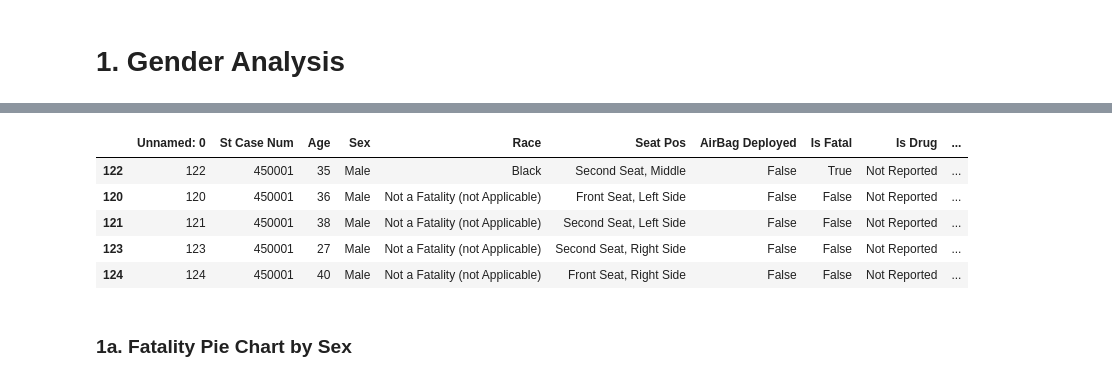
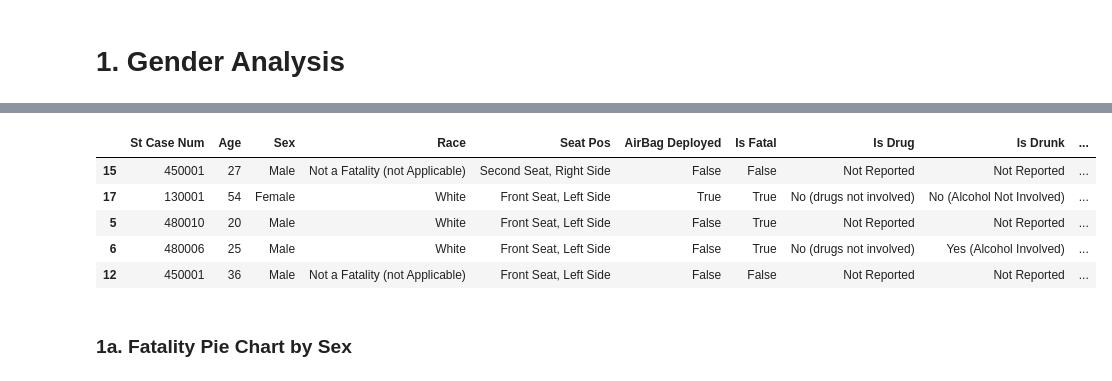
Before and after one commit to dcheung0720/Data-Wizards-1, a Jupyter notebook: Analysis/CrashAnalysis.ipynb, the cells around one changed output, grey strips where cells are left out. Saved outputs shown, nothing was run; the diff lists cells and outputs as text; code cells hidden in the pictures.

```diff
--- a/Analysis/CrashAnalysis.ipynb
+++ b/Analysis/CrashAnalysis.ipynb
@@ -10,9 +10,9 @@ import seaborn as sns
 from pprint import pprint
 # %%
 # read csv
-df_crash = pd.read_csv("../Resources/People_Involved.csv")
-df_crash = df_crash.sort_values(by = "Case Date")
-df_crash = df_crash.drop("Unnamed: 0", axis= 1)
-df_crash.head()
+df_ppl_involved = pd.read_csv("../Resources/People_Involved.csv")
+df_ppl_involved = df_ppl_involved.sort_values(by = "Case Date")
+df_ppl_involved.drop("Unnamed: 0", axis= 1)
+df_ppl_involved.head()
 # %% [output]
 |  | St Case Num | Age | Sex | Race | Seat Pos | AirBag Deployed | Is Fatal | Is Drug | Is Drunk | ... |
@@ -29,4 +30,4 @@ len(df_crash)
 # %%
-df_crash["Case Year"] = df_crash["Case Date"].apply(lambda x: datetime.strptime(x, '%Y-%m-%d').strftime("%Y"))
-df_crash.head()
+df_ppl_involved["Case Year"] = df_ppl_involved["Case Date"].apply(lambda x: datetime.strptime(x, '%Y-%m-%d').strftime("%Y"))
+df_ppl_involved.head()
 # %% [output]
@@ -54,18 +55,18 @@ Sex
 Name: count, dtype: int64
 # %%
 # remove the unknown and weird numbers
-df_crash = df_crash[(df_crash["Sex"] == 1) | (df_crash["Sex"] == 2)]
+df_ppl_involved = df_ppl_involved[(df_ppl_involved["Sex"] == 1) | (df_ppl_involved["Sex"] == 2)]
 
 #convert sex names to actual names, male = 1, female = 2
-df_crash.loc[:, "Sex"] = df_crash["Sex"].replace({1: "Male", 2: "Female"})
-df_crash.head()
+df_ppl_involved.loc[:, "Sex"] = df_ppl_involved["Sex"].replace({1: "Male", 2: "Female"})
+df_ppl_involved.head()
 # %% [output]
-|  | Unnamed: 0 | St Case Num | Age | Sex | Race | Seat Pos | AirBag Deployed | Is Fatal | Is Drug | ... |
-| 122 | 122 | 450001 | 35 | Male | Black | Second Seat, Middle | False | True | Not Reported | ... |
-| 120 | 120 | 450001 | 36 | Male | Not a Fatality (not Applicable) | Front Seat, Left Side | False | False | Not Reported | ... |
-| 121 | 121 | 450001 | 38 | Male | Not a Fatality (not Applicable) | Second Seat, Left Side | False | False | Not Reported | ... |
-| 123 | 123 | 450001 | 27 | Male | Not a Fatality (not Applicable) | Second Seat, Right Side | False | False | Not Reported | ... |
-| 124 | 124 | 450001 | 40 | Male | Not a Fatality (not Applicable) | Front Seat, Right Side | False | False | Not Reported | ... |
+|  | St Case Num | Age | Sex | Race | Seat Pos | AirBag Deployed | Is Fatal | Is Drug | Is Drunk | ... |
+| 15 | 450001 | 27 | Male | Not a Fatality (not Applicable) | Second Seat, Right Side | False | False | Not Reported | Not Reported | ... |
+| 17 | 130001 | 54 | Female | White | Front Seat, Left Side | True | True | No (drugs not involved) | No (Alcohol Not Involved) | ... |
+| 5 | 480010 | 20 | Male | White | Front Seat, Left Side | False | True | Not Reported | Not Reported | ... |
+| 6 | 480006 | 25 | Male | White | Front Seat, Left Side | False | True | No (drugs not involved) | Yes (Alcohol Involved) | ... |
+| 12 | 450001 | 36 | Male | Not a Fatality (not Applicable) | Front Seat, Left Side | False | False | Not Reported | Not Reported | ... |
 # %% [markdown]
 <h3>1a. Fatality Pie Chart by Sex</h3>
 # %%
```
Also changed, not shown: parts of 12 cells of this notebook, 1 other file.
